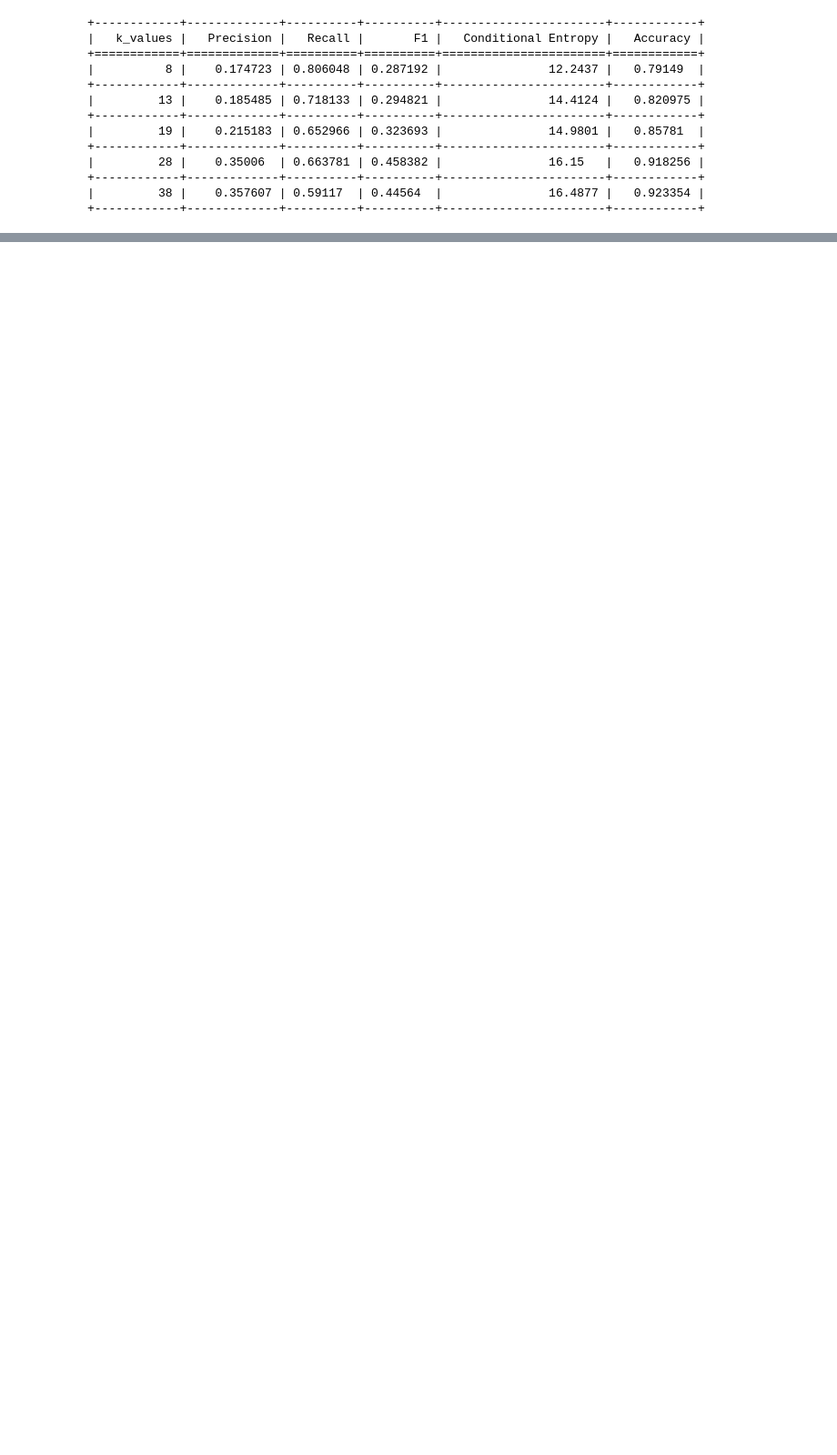
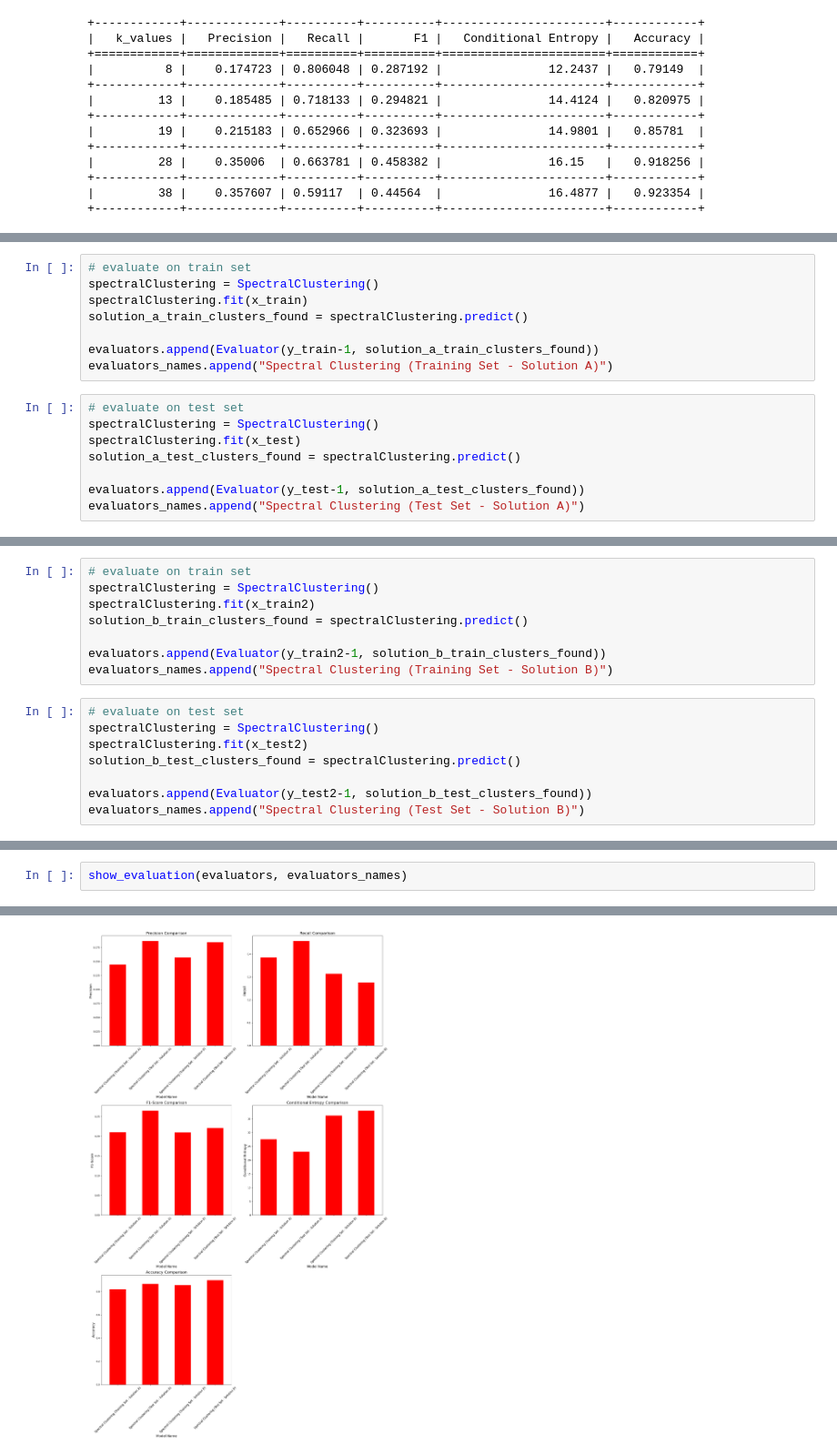
Before and after one commit to GeorgeBeshay/pr-lab02-activities-clustering, a Jupyter notebook: src/main.ipynb, the cells around one changed output, grey strips where cells are left out. Shown at 91% size. Cells and saved outputs as stored; diff of their text form; blank space fills up the shorter version.

Commit message:
Spectral Clustering Performance Comparison.

```diff
--- a/src/main.ipynb
+++ b/src/main.ipynb
@@ -129,0 +155,16 @@ plotter_solution_b.tabulate_scores()
+# %%
+# evaluate on train set
+spectralClustering = SpectralClustering()
+spectralClustering.fit(x_train)
+solution_a_train_clusters_found = spectralClustering.predict()
+
+evaluators.append(Evaluator(y_train-1, solution_a_train_clusters_found))
+evaluators_names.append("Spectral Clustering (Training Set - Solution A)")
+# %%
+# evaluate on test set
+spectralClustering = SpectralClustering()
+spectralClustering.fit(x_test)
+solution_a_test_clusters_found = spectralClustering.predict()
+
+evaluators.append(Evaluator(y_test-1, solution_a_test_clusters_found))
+evaluators_names.append("Spectral Clustering (Test Set - Solution A)")
@@ -129,0 +173,16 @@ plotter_solution_b.tabulate_scores()
+# %%
+# evaluate on train set
+spectralClustering = SpectralClustering()
+spectralClustering.fit(x_train2)
+solution_b_train_clusters_found = spectralClustering.predict()
+
+evaluators.append(Evaluator(y_train2-1, solution_b_train_clusters_found))
+evaluators_names.append("Spectral Clustering (Training Set - Solution B)")
+# %%
+# evaluate on test set
+spectralClustering = SpectralClustering()
+spectralClustering.fit(x_test2)
+solution_b_test_clusters_found = spectralClustering.predict()
+
+evaluators.append(Evaluator(y_test2-1, solution_b_test_clusters_found))
+evaluators_names.append("Spectral Clustering (Test Set - Solution B)")
@@ -129,0 +237,3 @@ plotter_solution_b.tabulate_scores()
+# %%
+show_evaluation(evaluators, evaluators_names)
+# %% [output]
@@ -129,0 +251 @@ plotter_solution_b.tabulate_scores()
+[figure, added]
```
Also changed, not shown: parts of 12 cells of this notebook, 3 other files.
